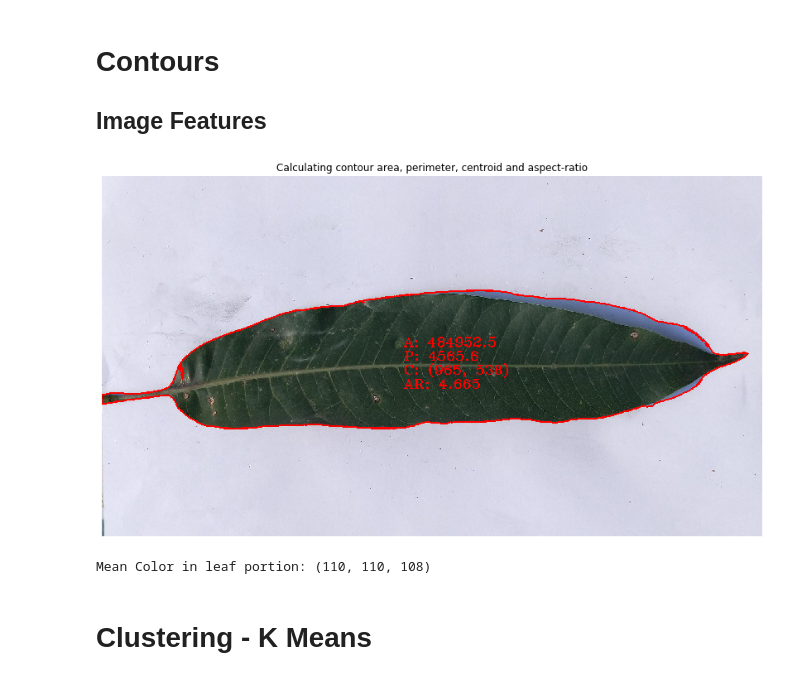
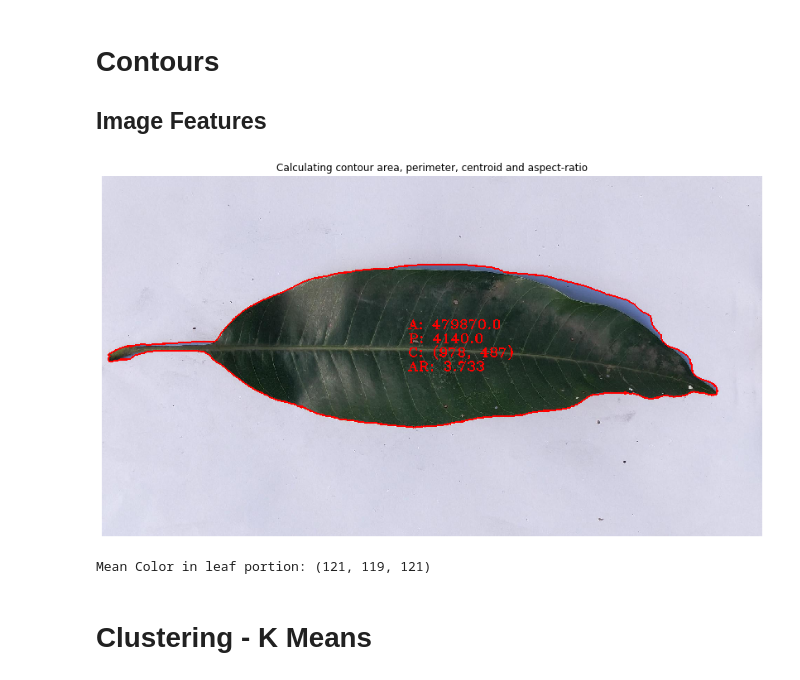
Before and after one commit to cod3rboy/mangoresearch, a Jupyter notebook: haar_wavelet_transform.ipynb, the cells around one changed output. Drawn from its saved outputs; the diff is of its cells as text; code cells hidden in the pictures.

```diff
--- a/haar_wavelet_transform.ipynb
+++ b/haar_wavelet_transform.ipynb
@@ -91,8 +91,9 @@ No of shapes 60
 # Contours
 ## Image Features
 # %%
-original_img = cv2.imread('MangoLeavesDatabase/Alphonso/front/alphonso_front_16.jpg')
+original_img = cv2.imread('MangoLeavesDatabase/Alphonso/front/alphonso_front_01.jpg')
 img2rgb = cv2.cvtColor(original_img, cv2.COLOR_BGR2RGB)
+img2rgb_cop
 img2gray = cv2.cvtColor(original_img, cv2.COLOR_BGR2GRAY)
 retval, img = cv2.threshold(img2gray,0, 255,cv2.THRESH_BINARY_INV+cv2.THRESH_OTSU)
 contours, _ = cv2.findContours(img, cv2.RETR_EXTERNAL, cv2.CHAIN_APPROX_SIMPLE)
@@ -123,36 +124,36 @@ if len(contours) != 0:
     area = cv2.contourArea(big_contour)
 
     # getting the contour perimeter using arcLength
     perimeter = cv2.arcLength(big_contour, True)
 
     img = cv2.drawContours(img2rgb, [big_contour], 0, (255, 0, 0), 3)
 
     cv2.putText(img2rgb, "A: {0:2.1f}".format(area), (cX-100, cY-50),
                cv2.FONT_HERSHEY_COMPLEX_SMALL, 2, (255, 0, 0), 2)
     cv2.putText(img2rgb, "P: {0:2.1f}".format(perimeter), (cX-100, cY-10),
                cv2.FONT_HERSHEY_COMPLEX_SMALL, 2, (255, 0, 0), 2)
     cv2.putText(img2rgb, "C: ({0}, {1})".format(centroid[0], centroid[1]), (cX-100, cY+30),
                cv2.FONT_HERSHEY_COMPLEX_SMALL, 2, (255, 0, 0), 2)
     cv2.putText(img2rgb, "AR: {0:.4}".format(aspect_ratio), (cX-100, cY+70),
                cv2.FONT_HERSHEY_COMPLEX_SMALL, 2, (255, 0, 0), 2)
     plt.figure('Contours', figsize=(18, 8))
     plt.axis('off')
     plt.imshow(img2rgb)
     plt.title('Calculating contour area, perimeter, centroid and aspect-ratio')
     plt.show()
 
     # Get the mean color in leaf contour area
     leaf_portion = img2rgb[y:y+h, x:x+w]
     r_mean = int(np.mean(leaf_portion[:, :, 0]))
     g_mean = int(np.mean(leaf_portion[:, :, 1]))
     b_mean = int(np.mean(leaf_portion[:, :, 2]))
-    print("Mean Color in leaf portion: ({0}, {1}, {2})".format(r_mean, g_mean, b_mean))
+    print("Mean Color in leaf portion: {0}".format((r_mean, g_mean, b_mean)))
 
 else:
     print('No contour found in the image')
 # %% [output]
-[figure, old version]
+[figure, new version]
-Mean Color in leaf portion: (110, 110, 108)
+Mean Color in leaf portion: (121, 119, 121)
 # %% [markdown]
 # Clustering - K Means
 # %% [markdown]
```
Also changed, not shown: parts of 1 cell of this notebook, 1 other file.
